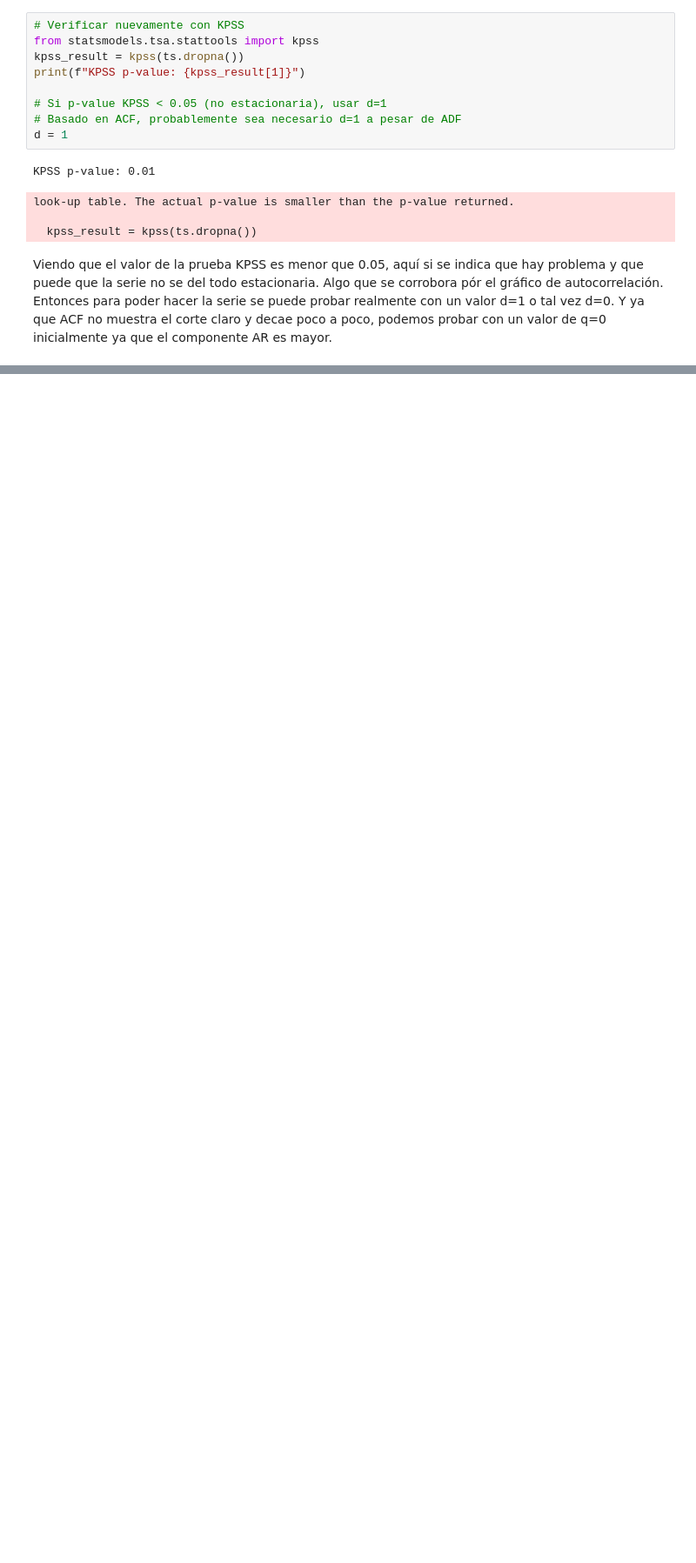
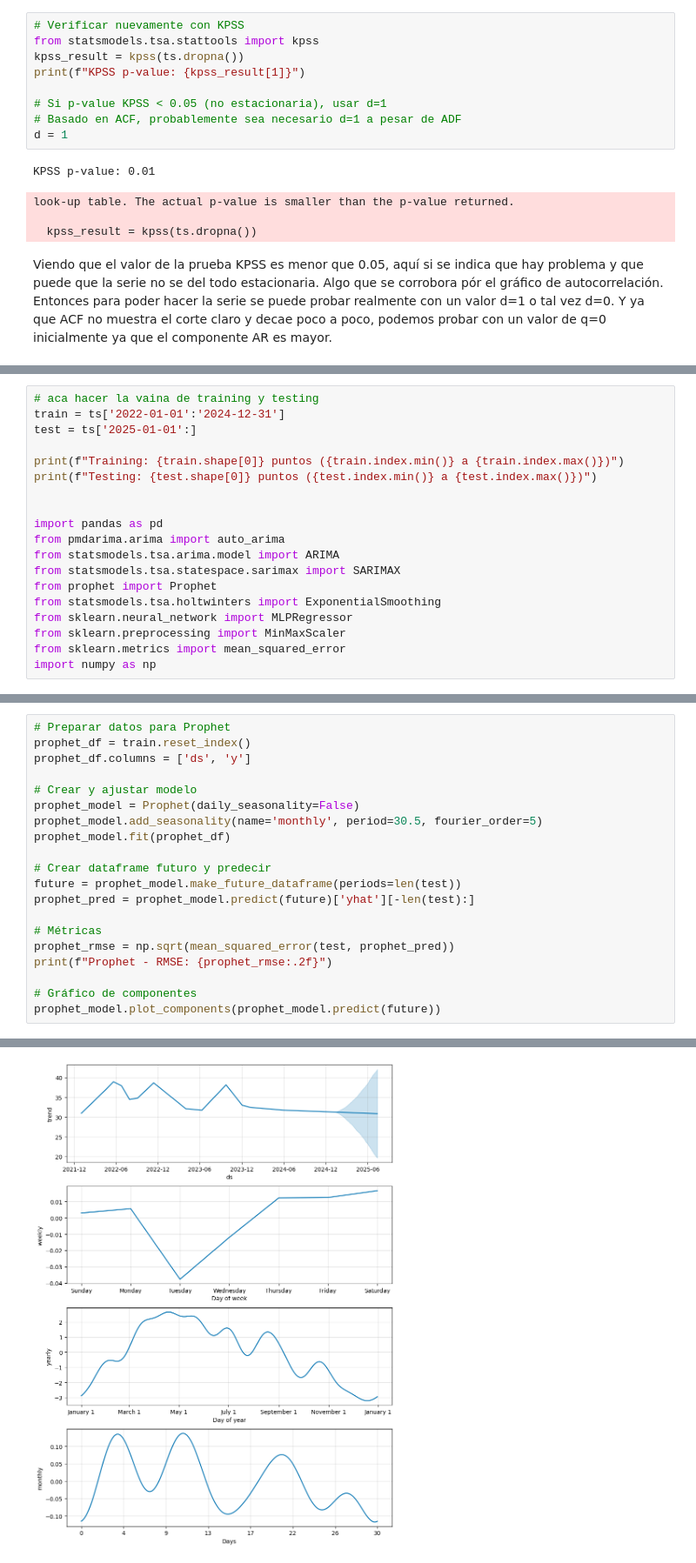
Before and after one commit to chuy-zip/DS_LAB1, a Jupyter notebook: scriptOne.ipynb, the cells around one changed output, grey strips where cells are left out. Shown at 87% size. Cells and saved outputs as stored; diff of their text form; blank space fills up the shorter version.

```diff
--- a/scriptOne.ipynb
+++ b/scriptOne.ipynb
@@ -385,0 +429,19 @@ Viendo que el valor de la prueba KPSS es menor que 0.05, aquí si se indica que
+# %%
+# aca hacer la vaina de training y testing
+train = ts['2022-01-01':'2024-12-31']
+test = ts['2025-01-01':]
+
+print(f"Training: {train.shape[0]} puntos ({train.index.min()} a {train.index.max()})")
+print(f"Testing: {test.shape[0]} puntos ({test.index.min()} a {test.index.max()})")
+
+
+import pandas as pd
+from pmdarima.arima import auto_arima
+from statsmodels.tsa.arima.model import ARIMA
+from statsmodels.tsa.statespace.sarimax import SARIMAX
+from prophet import Prophet
+from statsmodels.tsa.holtwinters import ExponentialSmoothing
+from sklearn.neural_network import MLPRegressor
+from sklearn.preprocessing import MinMaxScaler
+from sklearn.metrics import mean_squared_error
+import numpy as np
@@ -385,0 +508,21 @@ Viendo que el valor de la prueba KPSS es menor que 0.05, aquí si se indica que
+# %%
+# Preparar datos para Prophet
+prophet_df = train.reset_index()
+prophet_df.columns = ['ds', 'y']
+
+# Crear y ajustar modelo
+prophet_model = Prophet(daily_seasonality=False)
+prophet_model.add_seasonality(name='monthly', period=30.5, fourier_order=5)
+prophet_model.fit(prophet_df)
+
+# Crear dataframe futuro y predecir
+future = prophet_model.make_future_dataframe(periods=len(test))
+prophet_pred = prophet_model.predict(future)['yhat'][-len(test):]
+
+# Métricas
+prophet_rmse = np.sqrt(mean_squared_error(test, prophet_pred))
+print(f"Prophet - RMSE: {prophet_rmse:.2f}")
+
+# Gráfico de componentes
+prophet_model.plot_components(prophet_model.predict(future))
+# %% [output]
@@ -385,0 +532 @@ Viendo que el valor de la prueba KPSS es menor que 0.05, aquí si se indica que
+[figure, added]
```
Also changed, not shown: parts of 19 cells of this notebook.
